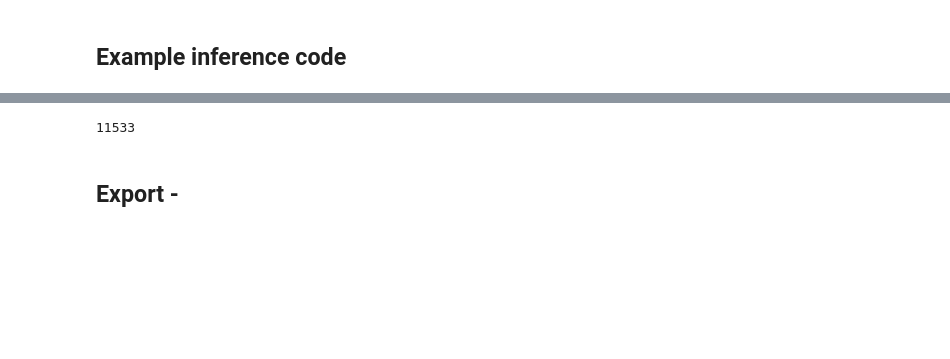
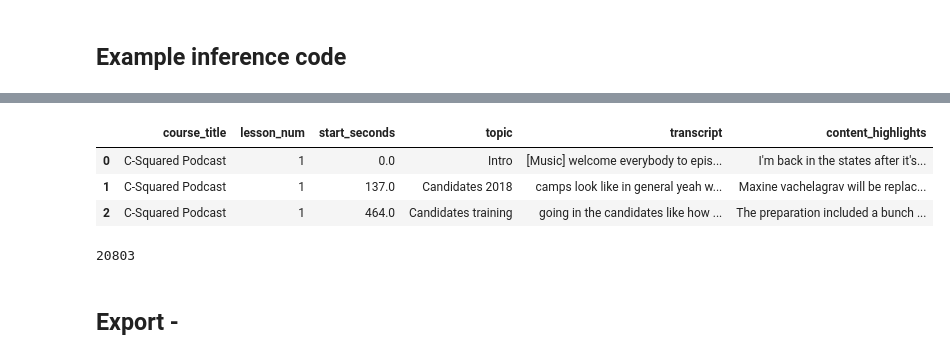
Before and after one commit to ohmeow/fsdl_2022_course_project, a Jupyter notebook: nbs/30_summarization.ipynb, the cells around one changed output, grey strips where cells are left out. Saved outputs shown, nothing was run; the diff lists cells and outputs as text; code cells hidden in the pictures; blank space fills up the shorter version.

Commit message:
add summarization get_preds in dataframe

```diff
--- a/nbs/30_summarization.ipynb
+++ b/nbs/30_summarization.ipynb
@@ -92,8 +92,12 @@ class SummarizationConfig(training.TrainConfig):
     use_wandb = True
 # %%
 # |export
+headline_length = 5
+content_length = 80
+
+
 class ContentSummarizationConfig(SummarizationConfig):
-    max_target_length = 80
+    max_target_length = content_length
     text_gen_kwargs = {"do_sample": True, "max_length": 100, "top_k": 50, "top_p": 0.95}
 # %%
 ContentSummarizationConfig.max_target_length
@@ -514,2 +511,8 @@ Synced 6 W&B file(s), 0 media file(s), 0 artifact file(s) and 0 other file(s)
 # %% [markdown]
 ## Example inference code
+# %%
+%%time
+inf_learn = trainer.load_learner_or_model("../models/content_summarization.pkl", device="cpu")
+predicted_df = trainer.get_preds(inf_learn, sdf[:3])
+predicted_df
+# %% [output]
@@ -516,14 +521,14 @@ Synced 6 W&B file(s), 0 media file(s), 0 artifact file(s) and 0 other file(s)
+|  | course_title | lesson_num | start_seconds | topic | transcript | content_highlights |
+| 0 | C-Squared Podcast | 1 | 0.0 | Intro | [Music] welcome everybody to epis... | I'm back in the states after it's... |
+| 1 | C-Squared Podcast | 1 | 137.0 | Candidates 2018 | camps look like in general yeah w... | Maxine vachelagrav will be replac... |
+| 2 | C-Squared Podcast | 1 | 464.0 | Candidates training | going in the candidates like how ... | The preparation included a bunch ... |
 # %%
-inf_learn = trainer.load_learner_or_model("summarize_export.pkl", device="cpu")
-predicted_string = trainer.get_preds(inf_learn, test_article)
-predicted_string
-
 # cleanup resources
 del inf_learn
 torch.cuda.empty_cache()
 gc.collect()
 # %% [output]
-11533
+20803
 # %% [markdown]
 ## Export -
 # %%
```
Also changed, not shown: parts of 15 cells of this notebook, 1 other file.
